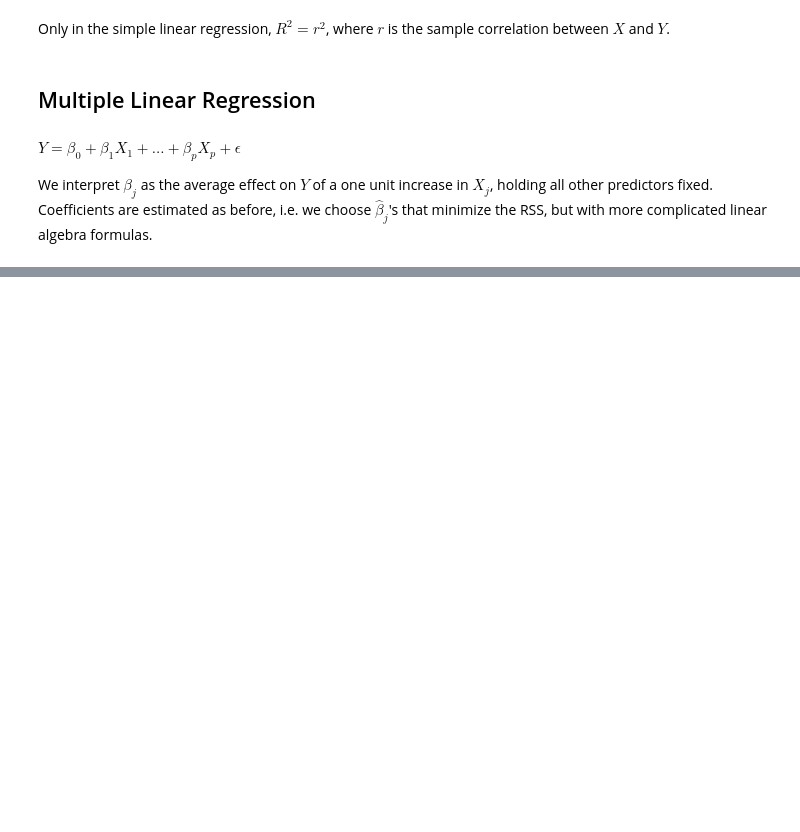
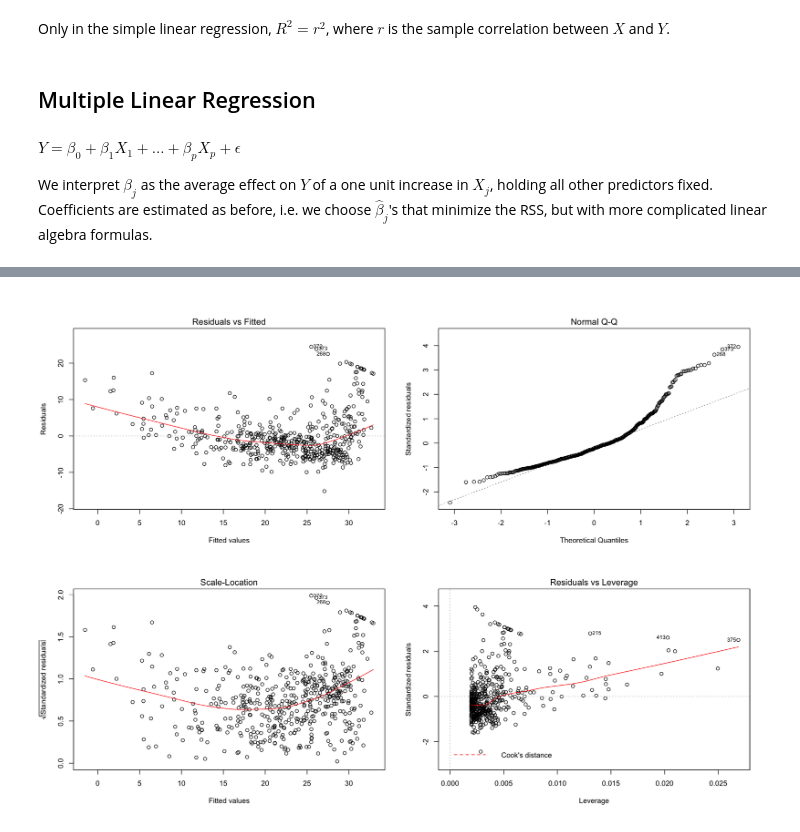
Before and after one commit to guglielmosanchini/StatisticsPy, a Jupyter notebook: IntrotoStatisticalLearning/Chapter_3.ipynb, the cells around one changed output, grey strips where cells are left out. Drawn from its saved outputs; the diff is of its cells as text; code cells hidden in the pictures; blank space fills up the shorter version.

```diff
--- a/IntrotoStatisticalLearning/Chapter_3.ipynb
+++ b/IntrotoStatisticalLearning/Chapter_3.ipynb
@@ -75,0 +288,9 @@ Coefficients are estimated as before, i.e. we choose $\hat{\beta}_j$'s that mini
+# %%
+options(repr.plot.width=14, repr.plot.height=10)
+par(mfrow=c(2,2), bg="white")
+plot(lm.fit)
+# fitted values (x axis) mean predictions, see
+# summary(predict(lm.fit,
+#         data.frame(lstat=lstat)))
+# %% [output]
+[figure, added]
```
Also changed, not shown: parts of 52 cells of this notebook, 1 other file.
